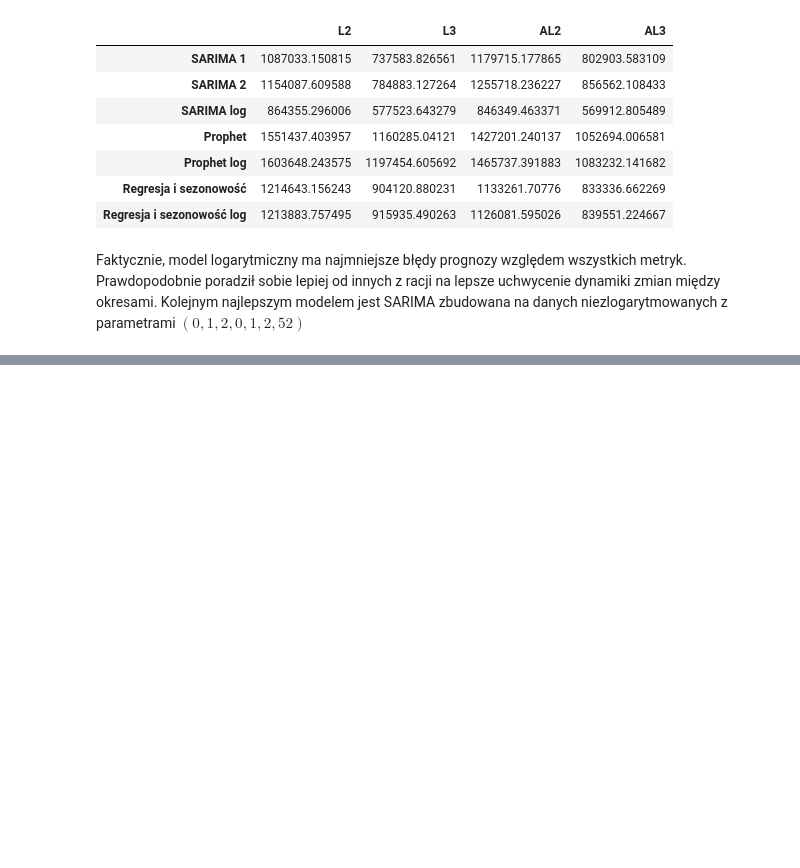
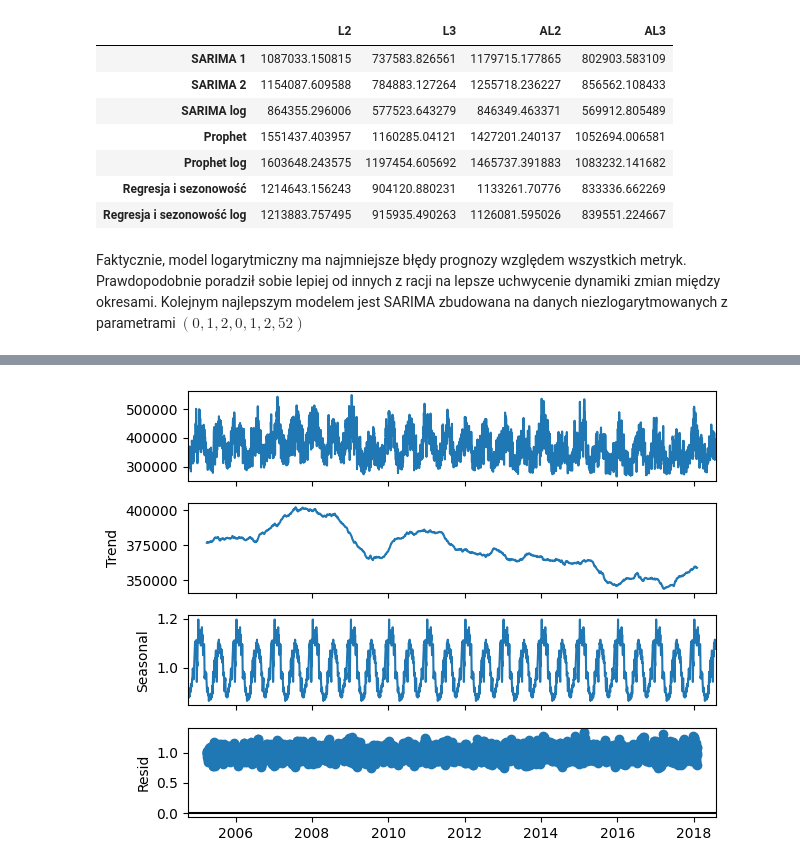
Before and after one commit to bartoszd96/TSProject, a Jupyter notebook: pipeline/Raport.ipynb, the cells around one changed output, grey strips where cells are left out. Saved outputs shown, nothing was run; the diff lists cells and outputs as text; code cells hidden in the pictures; blank space fills up the shorter version.

```diff
--- a/pipeline/Raport.ipynb
+++ b/pipeline/Raport.ipynb
@@ -301,0 +338,6 @@ Faktycznie, model logarytmiczny ma najmniejsze błędy prognozy względem wszyst
+# %%
+decomp_am = seasonal_decompose(df, model = 'multiplicative', period = 365)
+decomp_am.plot()
+plt.show()
+# %% [output]
+[figure, added]
```
Also changed, not shown: parts of 92 cells of this notebook.
